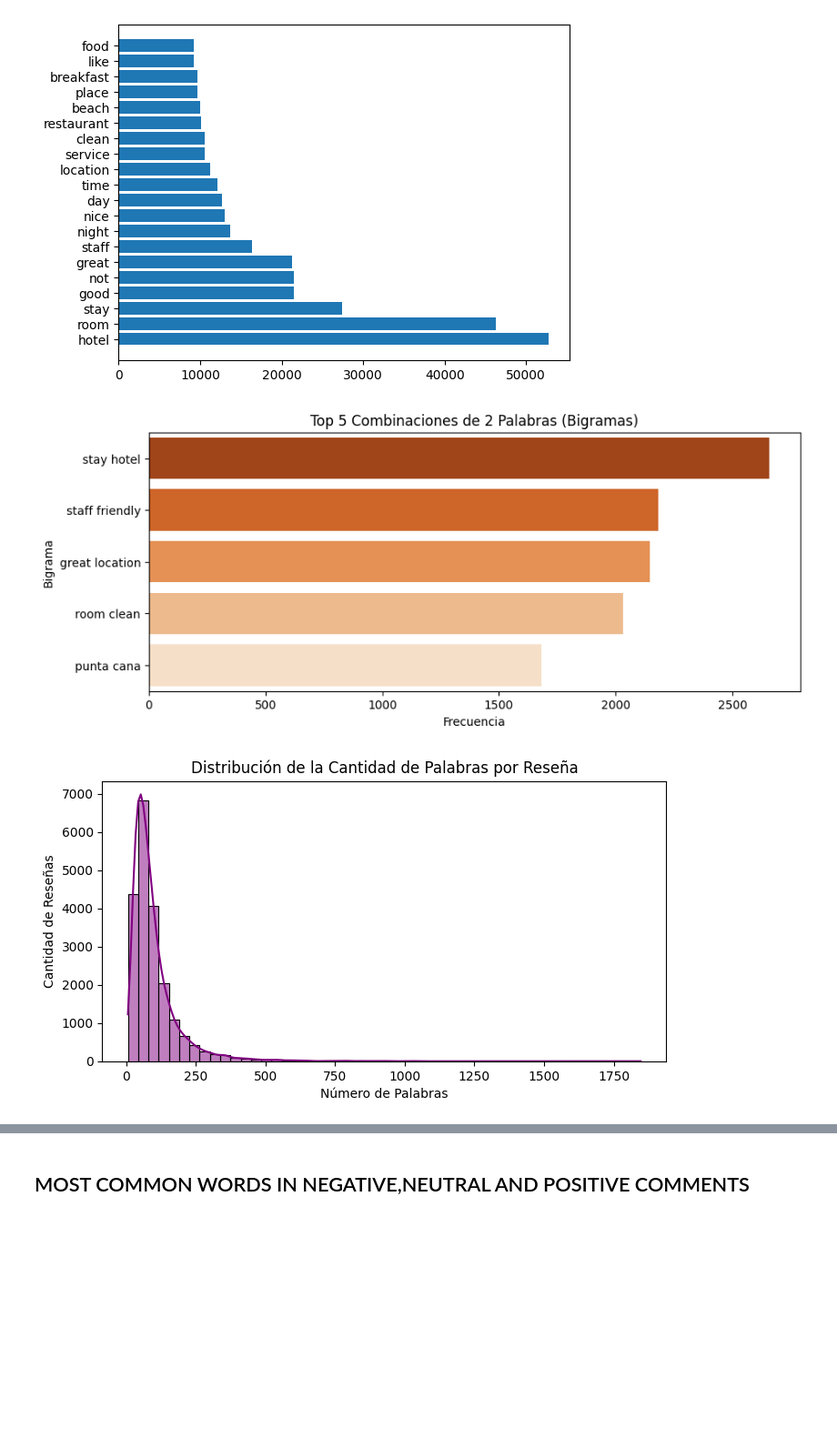
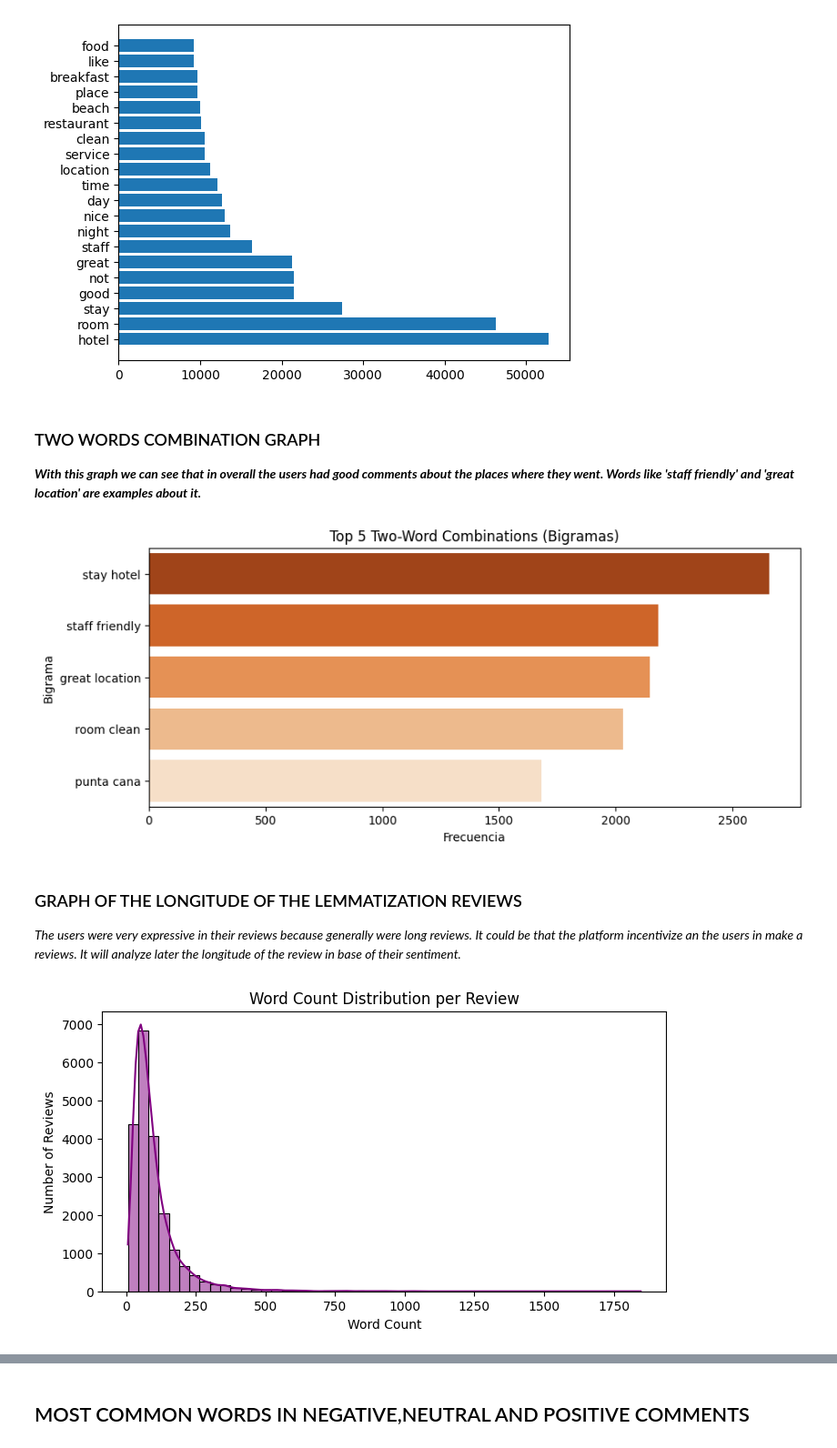
Before and after one commit to efren55/trip_advisor, a Jupyter notebook: trip_advisor.ipynb, the cells around one changed output, grey strips where cells are left out. Shown at 91% size. Drawn from its saved outputs; the diff is of its cells as text; code cells hidden in the pictures; blank space fills up the shorter version.

Commit message:
Agregando comentarios

```diff
--- a/trip_advisor.ipynb
+++ b/trip_advisor.ipynb
@@ -204,6 +242,9 @@ df_words
 plt.barh(df_words['Word'],width=df_words['Frecuency']);
 # %% [output]
 [figure]
+# %% [markdown]
+### TWO WORDS COMBINATION GRAPH
+***With this graph we can see that in overall the users had good comments about the places where they went. Words like 'staff friendly' and 'great location' are examples about it.***
 # %%
 def generar_bigramas(texto):
     palabras = texto.split()
@@ -222,20 +263,20 @@ df_top_bigramas = pd.DataFrame(
 
 plt.figure(figsize=(10, 4))
 sns.barplot(x="Frecuencia", y="Bigrama", hue='Bigrama',data=df_top_bigramas, palette="Oranges_r")
-plt.title("Top 5 Combinaciones de 2 Palabras (Bigramas)");
+plt.title("Top 5 Two-Word Combinations (Bigramas)");
 # %% [output]
-[figure, old version]
+[figure, new version]
+# %% [markdown]
+### GRAPH OF THE LONGITUDE OF THE LEMMATIZATION REVIEWS
+*The users were very expressive in their reviews because generally were long reviews. It could be that the platform incentivize an the users in make a reviews. It will analyze later the longitude of the review in base of their sentiment.*
 # %%
-# Contamos cuántas palabras tiene cada comentario original o limpio
 df["Longitud_Review"] = df["Review_words"].apply(lambda x: len(x.split()))
 
-# Graficamos un histograma de distribución
 plt.figure(figsize=(8, 4))
 sns.histplot(df["Longitud_Review"], bins=50,kde=True, color="purple")
-plt.title("Distribución de la Cantidad de Palabras por Reseña")
-plt.xlabel("Número de Palabras")
-plt.ylabel("Cantidad de Reseñas")
-plt.show()
+plt.title("Word Count Distribution per Review")
+plt.xlabel("Word Count")
+plt.ylabel("Number of Reviews");
 # %% [output]
-[figure, old version]
+[figure, new version]
 # %% [markdown]
```
Also changed, not shown: parts of 51 cells of this notebook.
